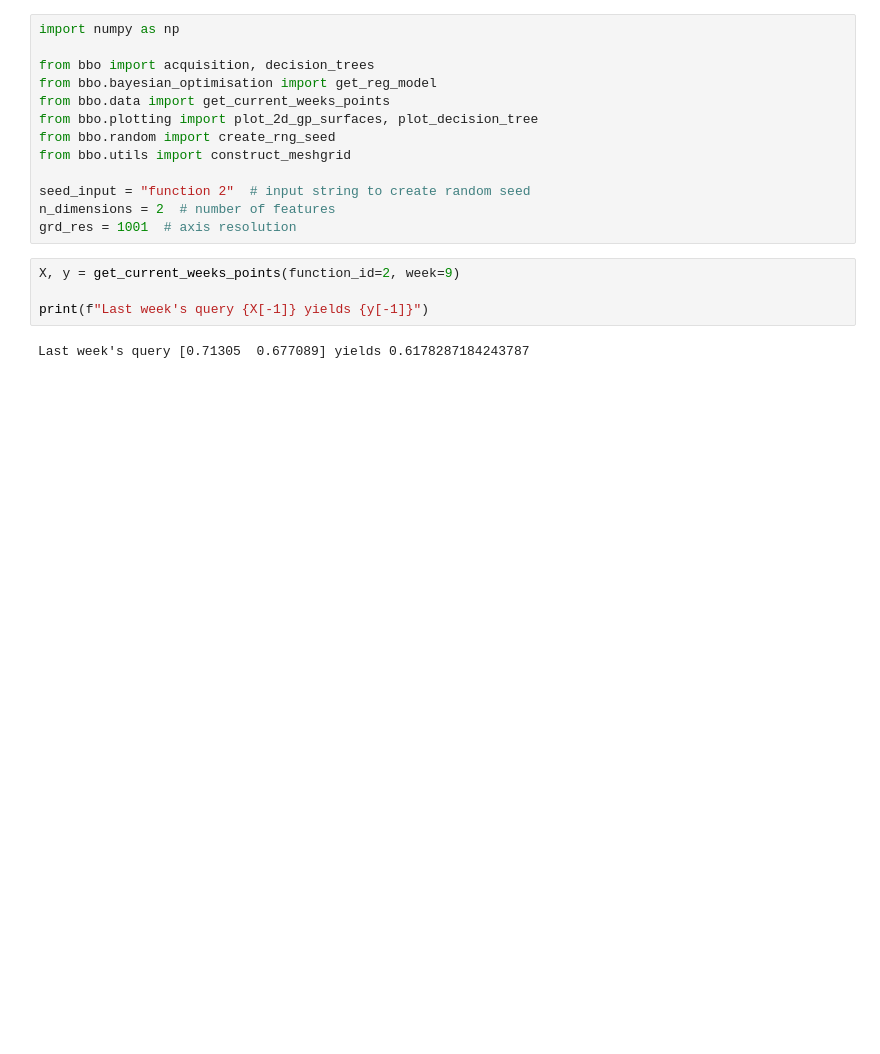
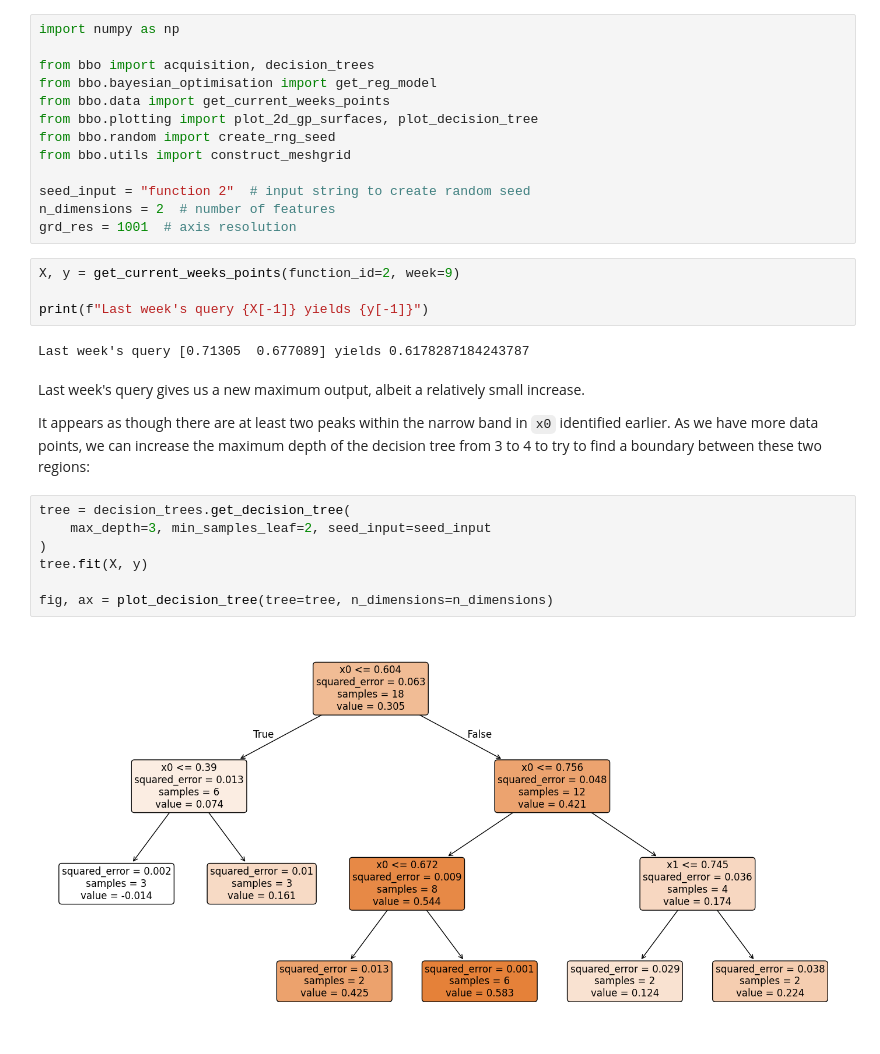
Before and after one commit to hchagani/AICapstoneProject_IC, a Jupyter notebook: notebooks/02_function_2.ipynb, the cells around one changed output. Saved outputs shown, nothing was run; the diff lists cells and outputs as text; blank space fills up the shorter version.

```diff
--- a/notebooks/02_function_2.ipynb
+++ b/notebooks/02_function_2.ipynb
@@ -910,3 +914,16 @@ X, y = get_current_weeks_points(function_id=2, week=9)
 print(f"Last week's query {X[-1]} yields {y[-1]}")
 # %% [output]
 Last week's query [0.71305  0.677089] yields 0.6178287184243787
+# %% [markdown]
+Last week's query gives us a new maximum output, albeit a relatively small increase.
+
+It appears as though there are at least two peaks within the narrow band in `x0` identified earlier. As we have more data points, we can increase the maximum depth of the decision tree from 3 to 4 to try to find a boundary between these two regions:
+# %%
+tree = decision_trees.get_decision_tree(
+    max_depth=3, min_samples_leaf=2, seed_input=seed_input
+)
+tree.fit(X, y)
+
+fig, ax = plot_decision_tree(tree=tree, n_dimensions=n_dimensions)
+# %% [output]
+[figure, added]
```
Also changed, not shown: parts of 51 cells of this notebook, 3 other files.
